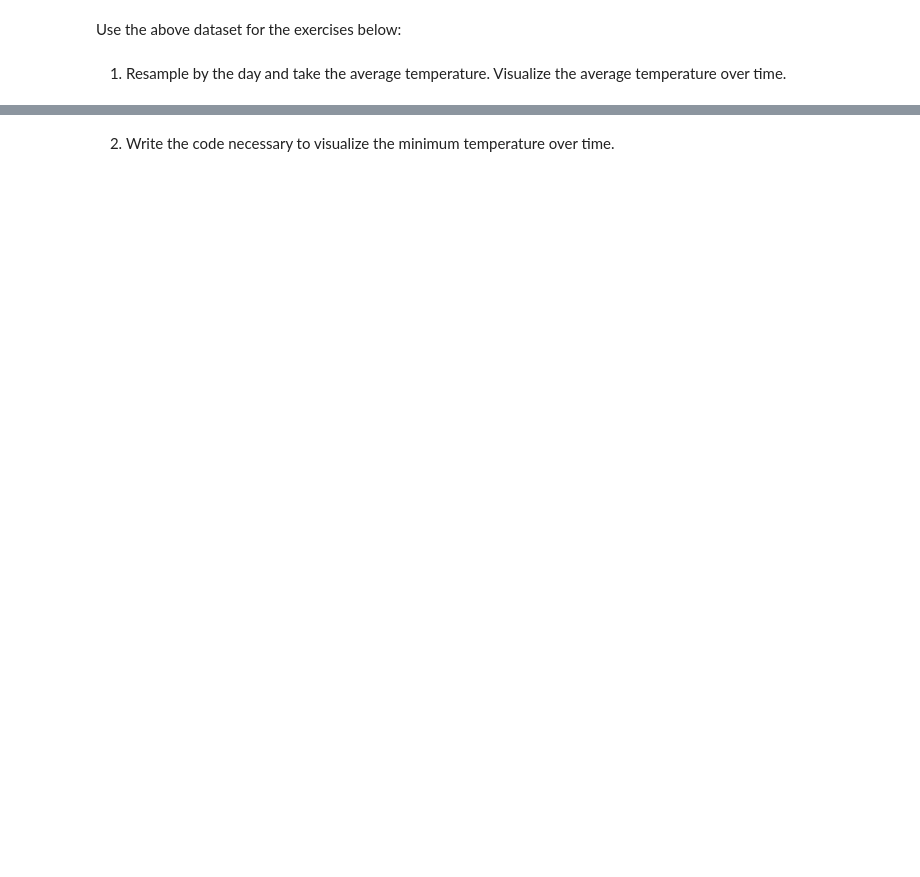
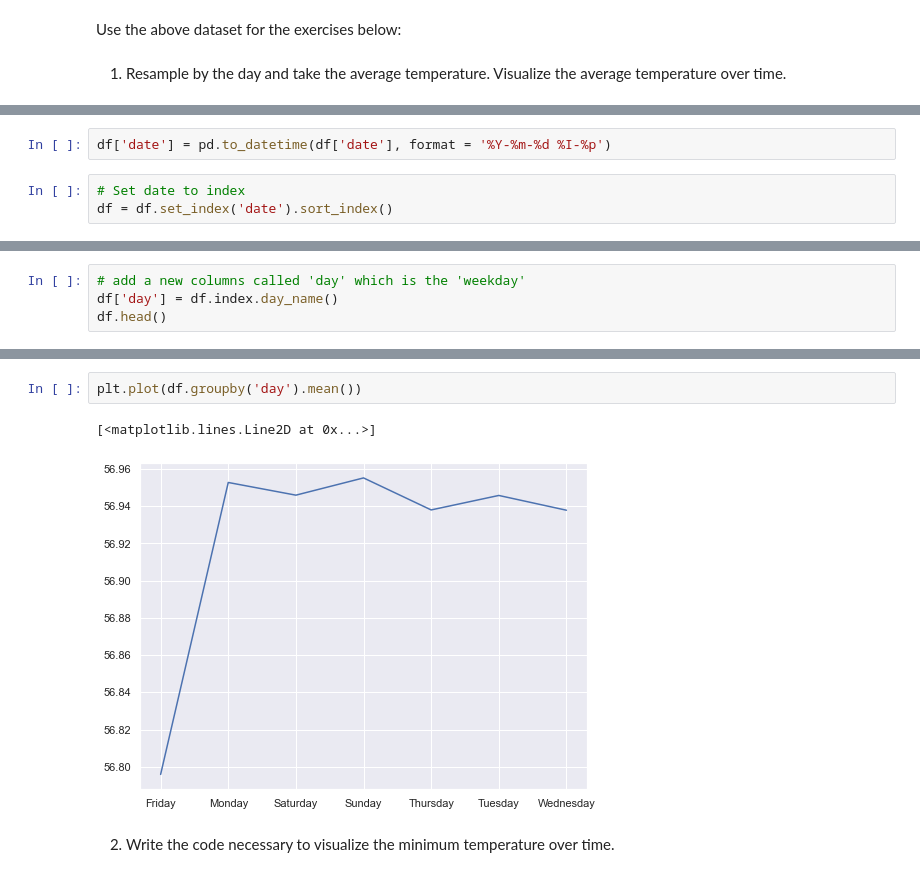
Before and after one commit to Tyler-Applegate/time-series-exercises, a Jupyter notebook: scartchpad.ipynb, the cells around one changed output, grey strips where cells are left out. Drawn from its saved outputs; the diff is of its cells as text; blank space fills up the shorter version.

```diff
--- a/scartchpad.ipynb
+++ b/scartchpad.ipynb
@@ -27,0 +37,5 @@ Use the above dataset for the exercises below:
+# %%
+df['date'] = pd.to_datetime(df['date'], format = '%Y-%m-%d %I-%p')
+# %%
+# Set date to index
+df = df.set_index('date').sort_index()
@@ -27,0 +46,4 @@ Use the above dataset for the exercises below:
+# %%
+# add a new columns called 'day' which is the 'weekday'
+df['day'] = df.index.day_name()
+df.head()
@@ -28,2 +70,7 @@ Use the above dataset for the exercises below:
+# %%
+plt.plot(df.groupby('day').mean())
+# %% [output]
+[<matplotlib.lines.Line2D at 0x...>]
+[figure, added]
 # %% [markdown]
 2. Write the code necessary to visualize the minimum temperature over time.
```
Also changed, not shown: parts of 16 cells of this notebook, 1 other file.
